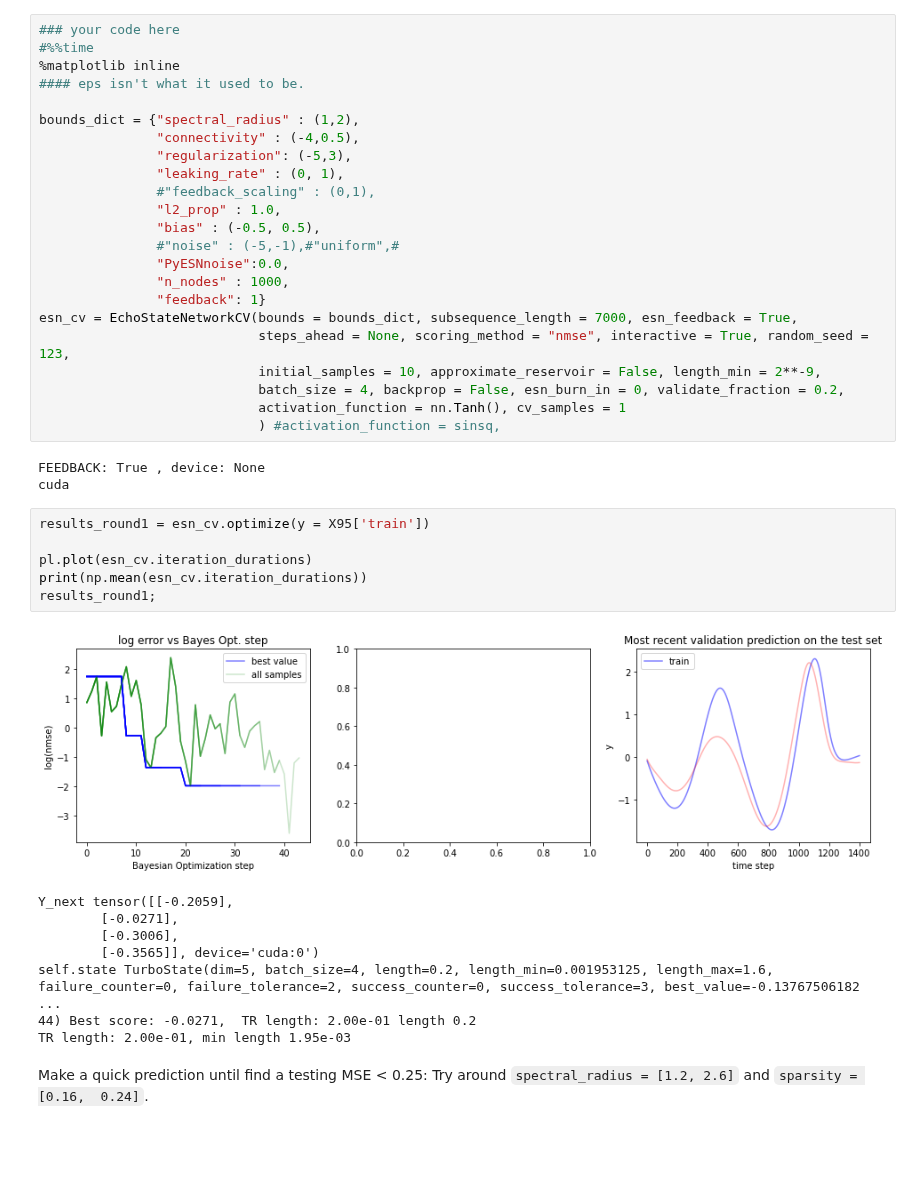
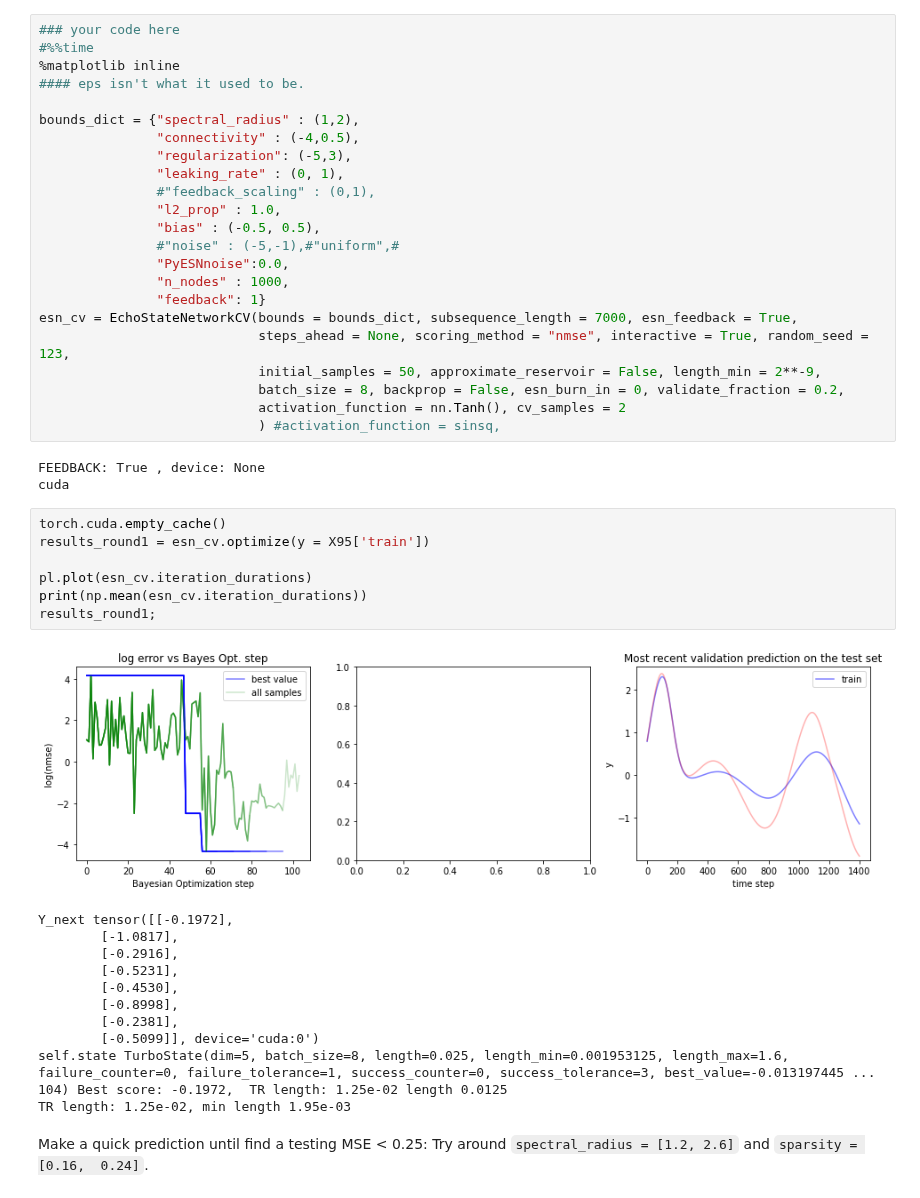
Before and after one commit to blindedjoy/RcTorch, a Jupyter notebook: hw6_209/cs109b_hw6_209.ipynb, the cells around one changed output. Saved outputs shown, nothing was run; the diff lists cells and outputs as text; blank space fills up the shorter version.

```diff
--- a/hw6_209/cs109b_hw6_209.ipynb
+++ b/hw6_209/cs109b_hw6_209.ipynb
@@ -299,28 +299,33 @@ bounds_dict = {"spectral_radius" : (1,2),
                "feedback": 1}
 esn_cv = EchoStateNetworkCV(bounds = bounds_dict, subsequence_length = 7000, esn_feedback = True,
                             steps_ahead = None, scoring_method = "nmse", interactive = True, random_seed = 123,
-                            initial_samples = 10, approximate_reservoir = False, length_min = 2**-9,
-                            batch_size = 4, backprop = False, esn_burn_in = 0, validate_fraction = 0.2,
-                            activation_function = nn.Tanh(), cv_samples = 1
+                            initial_samples = 50, approximate_reservoir = False, length_min = 2**-9,
+                            batch_size = 8, backprop = False, esn_burn_in = 0, validate_fraction = 0.2,
+                            activation_function = nn.Tanh(), cv_samples = 2
                             ) #activation_function = sinsq,
 # %% [output]
 FEEDBACK: True , device: None
 cuda
 # %%
+torch.cuda.empty_cache()
 results_round1 = esn_cv.optimize(y = X95['train'])
 
 pl.plot(esn_cv.iteration_durations)
 print(np.mean(esn_cv.iteration_durations))
 results_round1;
 # %% [output]
-[figure, old version]
+[figure, new version]
-Y_next tensor([[-0.2059],
-        [-0.0271],
-        [-0.3006],
-        [-0.3565]], device='cuda:0')
-self.state TurboState(dim=5, batch_size=4, length=0.2, length_min=0.001953125, length_max=1.6, failure_counter=0, failure_tolerance=2, success_counter=0, success_tolerance=3, best_value=-0.13767506182 ...
-44) Best score: -0.0271,  TR length: 2.00e-01 length 0.2
-TR length: 2.00e-01, min length 1.95e-03
+Y_next tensor([[-0.1972],
+        [-1.0817],
+        [-0.2916],
+        [-0.5231],
+        [-0.4530],
+        [-0.8998],
+        [-0.2381],
+        [-0.5099]], device='cuda:0')
+self.state TurboState(dim=5, batch_size=8, length=0.025, length_min=0.001953125, length_max=1.6, failure_counter=0, failure_tolerance=1, success_counter=0, success_tolerance=3, best_value=-0.013197445 ...
+104) Best score: -0.1972,  TR length: 1.25e-02 length 0.0125
+TR length: 1.25e-02, min length 1.95e-03
 # %% [markdown]
 Make a quick prediction until find a testing MSE < 0.25: Try around `spectral_radius = [1.2, 2.6]` and   `sparsity = [0.16,  0.24]`.
 # %% [markdown]
```
Also changed, not shown: parts of 4 cells of this notebook, 2 other files.
